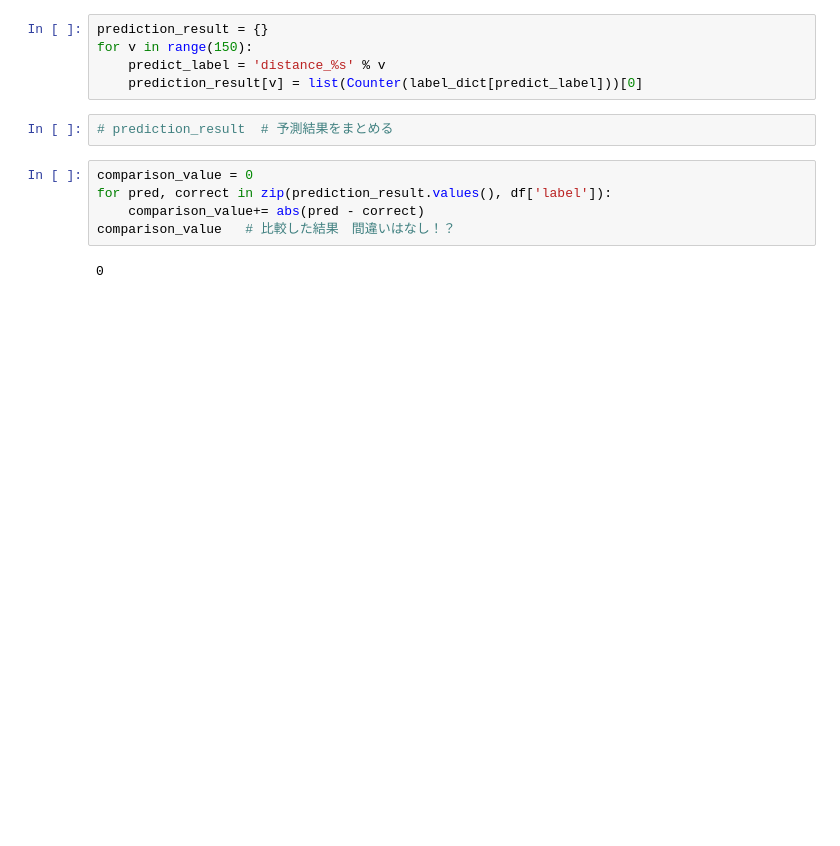
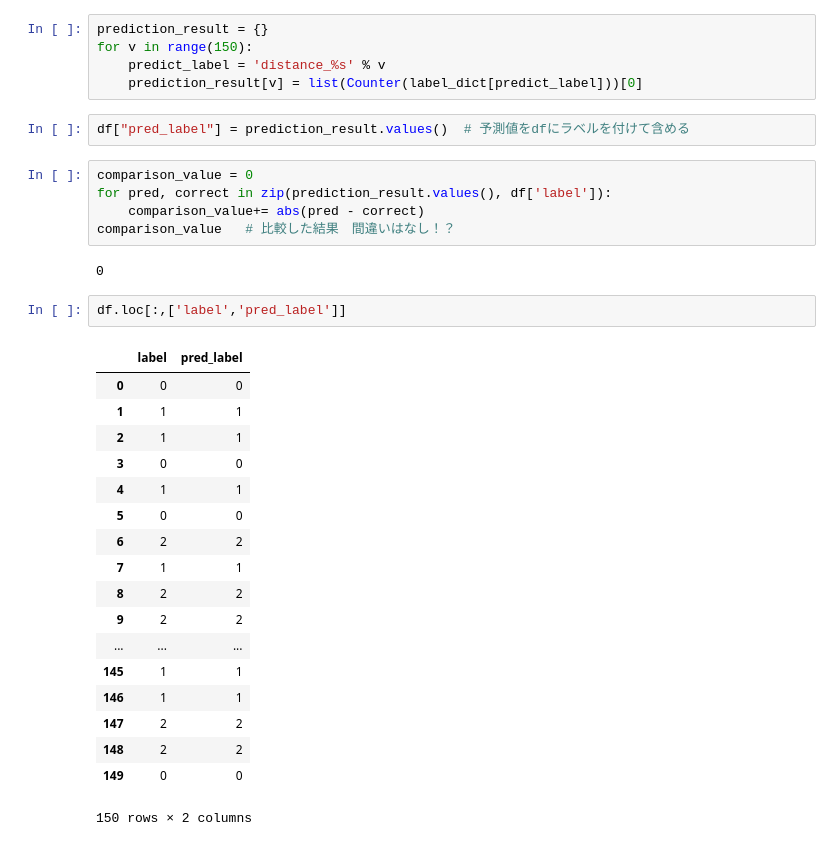
Before and after one commit to mpsamurai/ml-101-exercises, a Jupyter notebook: 02_kNN/k-nearest_neighbors.ipynb, the cells around one changed output. Saved outputs shown, nothing was run; the diff lists cells and outputs as text; blank space fills up the shorter version.

```diff
--- a/02_kNN/k-nearest_neighbors.ipynb
+++ b/02_kNN/k-nearest_neighbors.ipynb
@@ -154,8 +175,8 @@ prediction_result = {}
 for v in range(150):
     predict_label = 'distance_%s' % v
     prediction_result[v] = list(Counter(label_dict[predict_label]))[0]
-# %%
-# prediction_result  # 予測結果をまとめる
+# %%
+df["pred_label"] = prediction_result.values()  # 予測値をdfにラベルを付けて含める
 # %%
 comparison_value = 0
 for pred, correct in zip(prediction_result.values(), df['label']):
@@ -163,3 +184,24 @@ for pred, correct in zip(prediction_result.values(), df['label']):
 comparison_value   # 比較した結果　間違いはなし！？
 # %% [output]
 0
+# %%
+df.loc[:,['label','pred_label']]
+# %% [output]
+|  | label | pred_label |
+| 0 | 0 | 0 |
+| 1 | 1 | 1 |
+| 2 | 1 | 1 |
+| 3 | 0 | 0 |
+| 4 | 1 | 1 |
+| 5 | 0 | 0 |
+| 6 | 2 | 2 |
+| 7 | 1 | 1 |
+| 8 | 2 | 2 |
+| 9 | 2 | 2 |
+| ... | ... | ... |
+| 145 | 1 | 1 |
+| 146 | 1 | 1 |
+| 147 | 2 | 2 |
+| 148 | 2 | 2 |
+| 149 | 0 | 0 |
+150 rows × 2 columns
```
Also changed, not shown: parts of 11 cells of this notebook.
